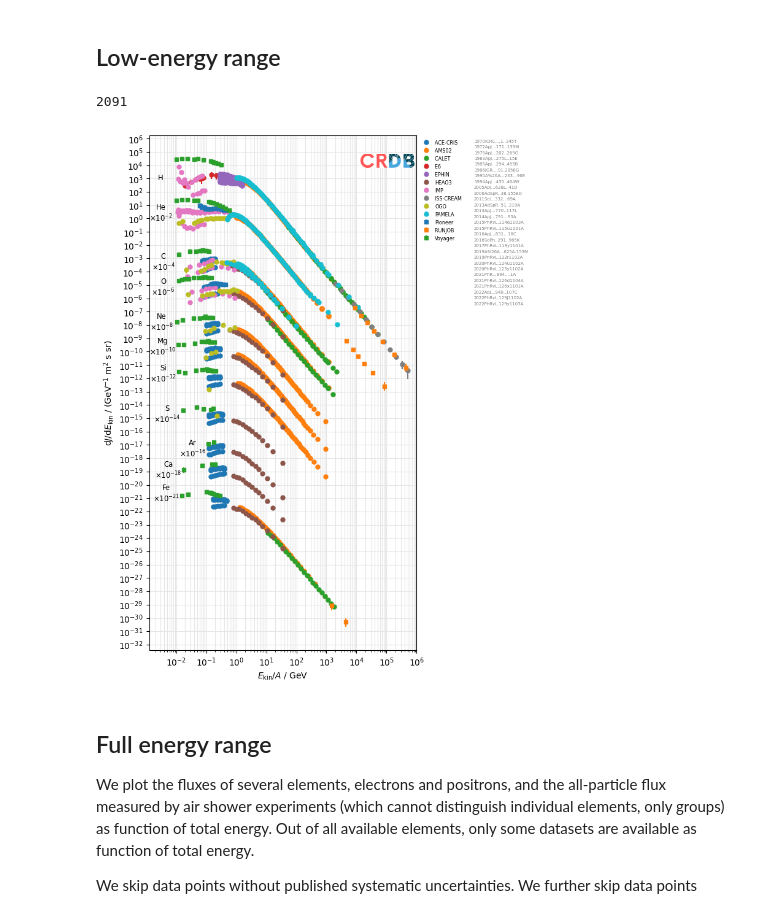
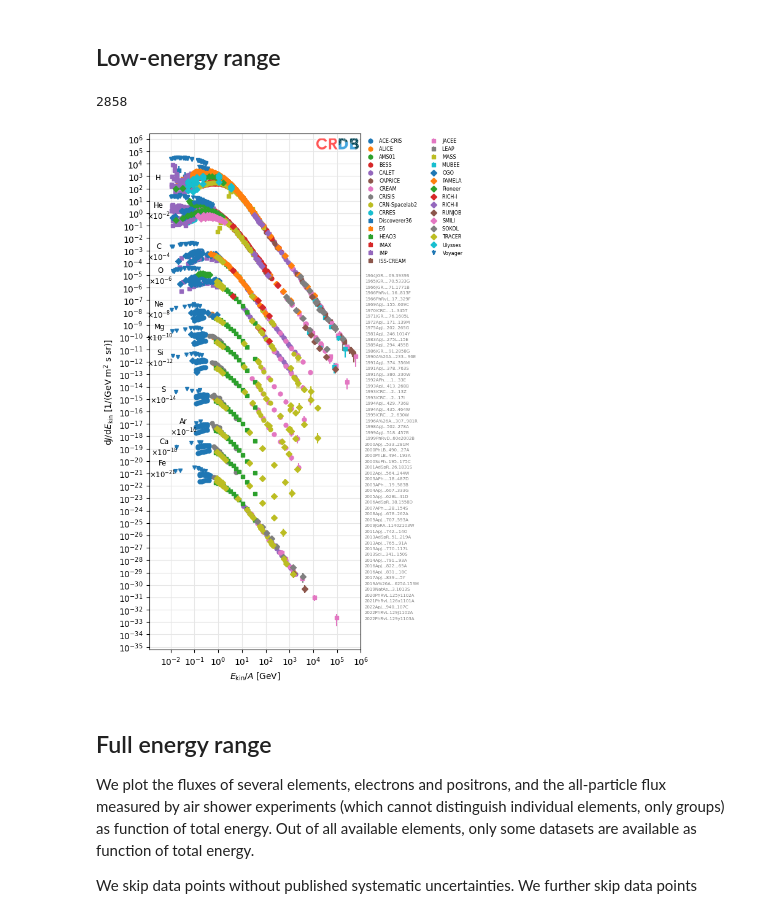
Before and after one commit to crdb-project/tutorial, a Jupyter notebook: gallery.ipynb, the cells around one changed output. Cells and saved outputs as stored; diff of their text form; code cells hidden in the pictures.

```diff
--- a/gallery.ipynb
+++ b/gallery.ipynb
@@ -205,10 +235,6 @@ for axi in ax:
 # %% [markdown]
 ## Low-energy range
 # %%
-from crdb.experimental import convert_energy
-from crdb.mpl import get_mean_datetime
-from datetime import timedelta
-
 xlim = 1e-2, 1e6
 
 elements = {
@@ -225,15 +251,14 @@ elements = {
     "Fe": -21,
 }
 
-tab = crdb.all()
-
 # apply cuts:
 
 # select table entries with our elements
-mask = False
+tabs = []
 for elem in elements:
-    mask |= tab.quantity == elem
-tab = tab[mask]
+    tabs.append(crdb.query(elem, energy_type="EKN"))
+
+tab = np.concatenate(tabs).view(np.recarray)
 # use our energy range
 tab = tab[(xlim[0] < tab.e) & (tab.e < xlim[1])]
 # we don't want upper limits
@@ -243,24 +268,12 @@ tab = tab[np.mean(tab.err_sta, axis=1) / tab.value < 1]
 # skip balloon data
 mask = crdb.experiment_masks(tab)["Balloon"]
 tab = tab[~mask]
-# use EKN e_axis
-tab = convert_energy(tab, "EKN")
-# remove time series data
-mask = []
-for dt in tab.datetime:
-    if ";" in dt:
-        mask.append(False)
-    elif get_mean_datetime(dt)[1] < timedelta(weeks=12):
-        mask.append(False)
-    else:
-        mask.append(True)
-tab = tab[np.array(mask)]
 
 len(tab)
 # %% [output]
-2091
+2858
 # %%
-plt.figure(figsize=(6, 9))
+fig = plt.figure(figsize=(6, 9))
 masks = crdb.experiment_masks(tab)
 for exp in sorted(masks):
     t = tab[masks[exp]]
@@ -271,42 +284,41 @@ for exp in sorted(masks):
         f = 10**fexp
         t2 = t[t.quantity == elem]
         if len(t2) == 0:
             continue
         l = draw_table(
             t2,
             factor=10**fexp,
             label=exp if first else None,
             color=color,
             marker=marker,
         )
         color = l.get_color()
         marker = l.get_marker()
         first = False
 
 for elem, fexp in elements.items():
     t = tab[tab.quantity == elem]
     xmin = np.min(t.e)
     ymean = np.exp(np.mean(np.log(t[t.e < xmin * 10].value))) * 10**fexp
     s = f"{elem}\n$\\times 10^{{{fexp}}}$" if fexp != 0 else f"{elem}"
     plt.text(xmin * 0.3, ymean, s, va="center", ha="center", fontsize="small")
 
-plt.xlabel(r"$E_\mathrm{kin} / A$ / GeV")
-plt.ylabel(r"d$J$/d$E_\mathrm{kin}$ / (GeV$^{-1}$ m$^2$ s sr)")
-plt.legend(fontsize="xx-small", frameon=False, loc="upper left", bbox_to_anchor=(1, 1))
+plt.xlabel(r"$E_\mathrm{kin} / A$ [GeV]")
+plt.ylabel(r"d$J$/d$E_\mathrm{kin}$ [1/(GeV m$^2$ s sr)]")
+plt.legend(
+    fontsize="xx-small", frameon=False, loc="upper left", ncol=2, bbox_to_anchor=(1, 1)
+)
 plt.grid(color="0.9")
 plt.grid(which="minor", color="0.9")
 plt.loglog()
 plt.xlim(xlim[0] / 8, xlim[1])
-from matplotlib.ticker import LogLocator
-
 plt.gca().yaxis.set_major_locator(LogLocator(numticks=100))
 plt.gca().xaxis.set_major_locator(LogLocator(numticks=100))
-draw_references(tab, ncol=1, fontsize=5, loc="upper left", bbox_to_anchor=(1.2, 1))
-draw_logo(0.78, 1, zorder=5)
-# do not save as svg, since that file is huge because of all the time-series data
+draw_references(tab, fontsize=5, loc="lower left", bbox_to_anchor=(1, 0.05))
+draw_logo(0.78, 1.03, zorder=5)
 plt.savefig("low_energy_fluxes.svg")
 # %% [output]
-[figure, old version]
+[figure, new version]
 # %% [markdown]
 ## Full energy range
 
```
Also changed, not shown: parts of 15 cells of this notebook, 14 other files.
